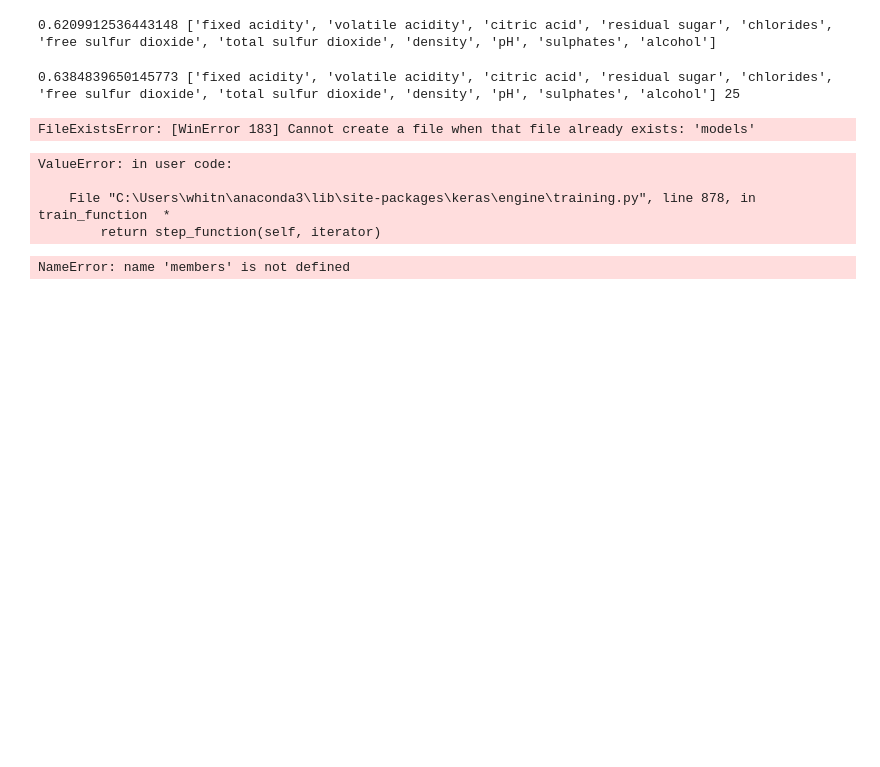
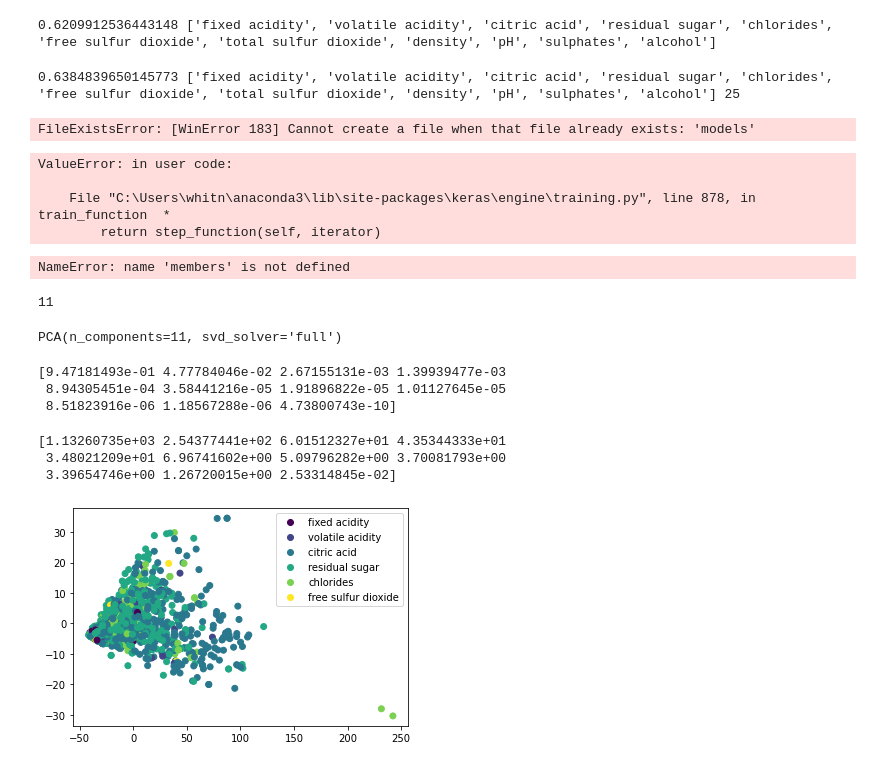
Before and after one commit to wsloneke/MyProjects, a Jupyter notebook: wine.ipynb, the cells around one changed output. Saved outputs shown, nothing was run; the diff lists cells and outputs as text; code cells hidden in the pictures; blank space fills up the shorter version.

```diff
--- a/wine.ipynb
+++ b/wine.ipynb
@@ -270,0 +276,31 @@ y = model(x)
+# %%
+len(names)
+# %% [output]
+11
+# %%
+pca = PCA(n_components=11, svd_solver='full')
+X = pd.get_dummies(df[names])
+pca.fit(X)
+# %% [output]
+PCA(n_components=11, svd_solver='full')
+# %%
+print(pca.explained_variance_ratio_)
+# %% [output]
+[9.47181493e-01 4.77784046e-02 2.67155131e-03 1.39939477e-03
+ 8.94305451e-04 3.58441216e-05 1.91896822e-05 1.01127645e-05
+ 8.51823916e-06 1.18567288e-06 4.73800743e-10]
+# %%
+print(pca.singular_values_)
+# %% [output]
+[1.13260735e+03 2.54377441e+02 6.01512327e+01 4.35344333e+01
+ 3.48021209e+01 6.96741602e+00 5.09796282e+00 3.70081793e+00
+ 3.39654746e+00 1.26720015e+00 2.53314845e-02]
+# %%
+pca = PCA()
+Xt = pca.fit_transform(X)
+y = df['quality']
+plot = plt.scatter(Xt[:,0], Xt[:,1], c=y)
+plt.legend(handles=plot.legend_elements()[0], labels=list(names))
+plt.show()
+# %% [output]
+[figure, added]
```
Also changed, not shown: parts of 2 cells of this notebook, 2 other files.
